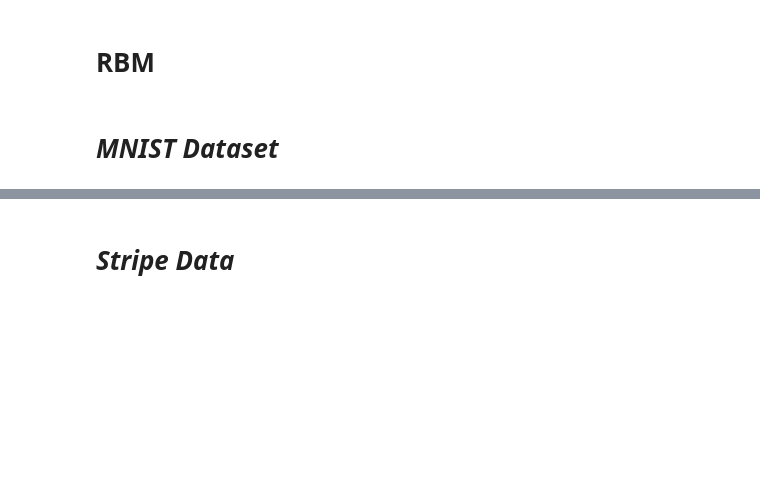
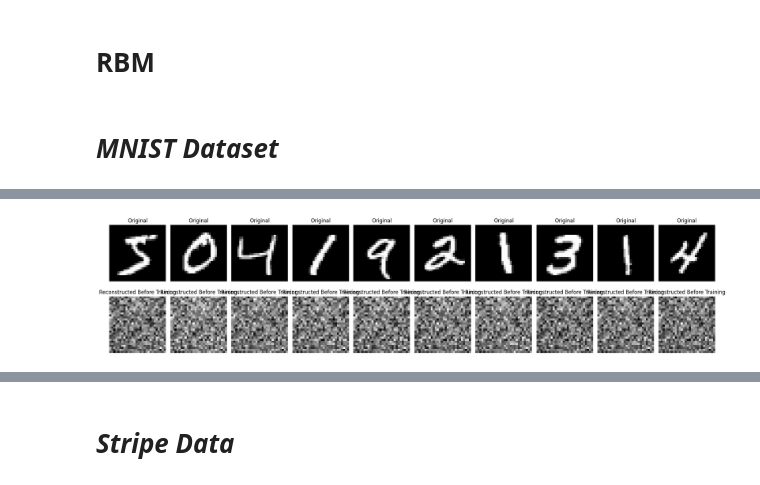
Before and after one commit to halilbayndir/ML_Physics, a Jupyter notebook: Restricted_Boltzmann_Machines.ipynb, the cells around one changed output, grey strips where cells are left out. Drawn from its saved outputs; the diff is of its cells as text; code cells hidden in the pictures; blank space fills up the shorter version.

```diff
--- a/Restricted_Boltzmann_Machines.ipynb
+++ b/Restricted_Boltzmann_Machines.ipynb
@@ -116,3 +113,22 @@ Downloading data from https://storage.googleapis.com/tensorflow/tf-keras-dataset
+# %%
+n_images = 10
+originals = x_train[:n_images]
+reconstructions_before = rbm.reconstruct(originals)
+
+fig, axes = plt.subplots(2, n_images, figsize=(20, 5))
+for i in range(n_images):
+    axes[0, i].imshow(originals[i].reshape(28, 28), cmap='gray')
+    axes[0, i].set_title('Original')
+    axes[0, i].axis('off')
+
+    axes[1, i].imshow(reconstructions_before[i].reshape(28, 28), cmap='gray')
+    axes[1, i].set_title('Reconstructed Before Training')
+    axes[1, i].axis('off')
+
+plt.tight_layout()
+plt.show()
+# %% [output]
+[figure, added]
 # %%
 costs = rbm.train(x_train, learning_rate, k, epochs, batch_size)
 # %% [output]
```
Also changed, not shown: parts of 9 cells of this notebook.
